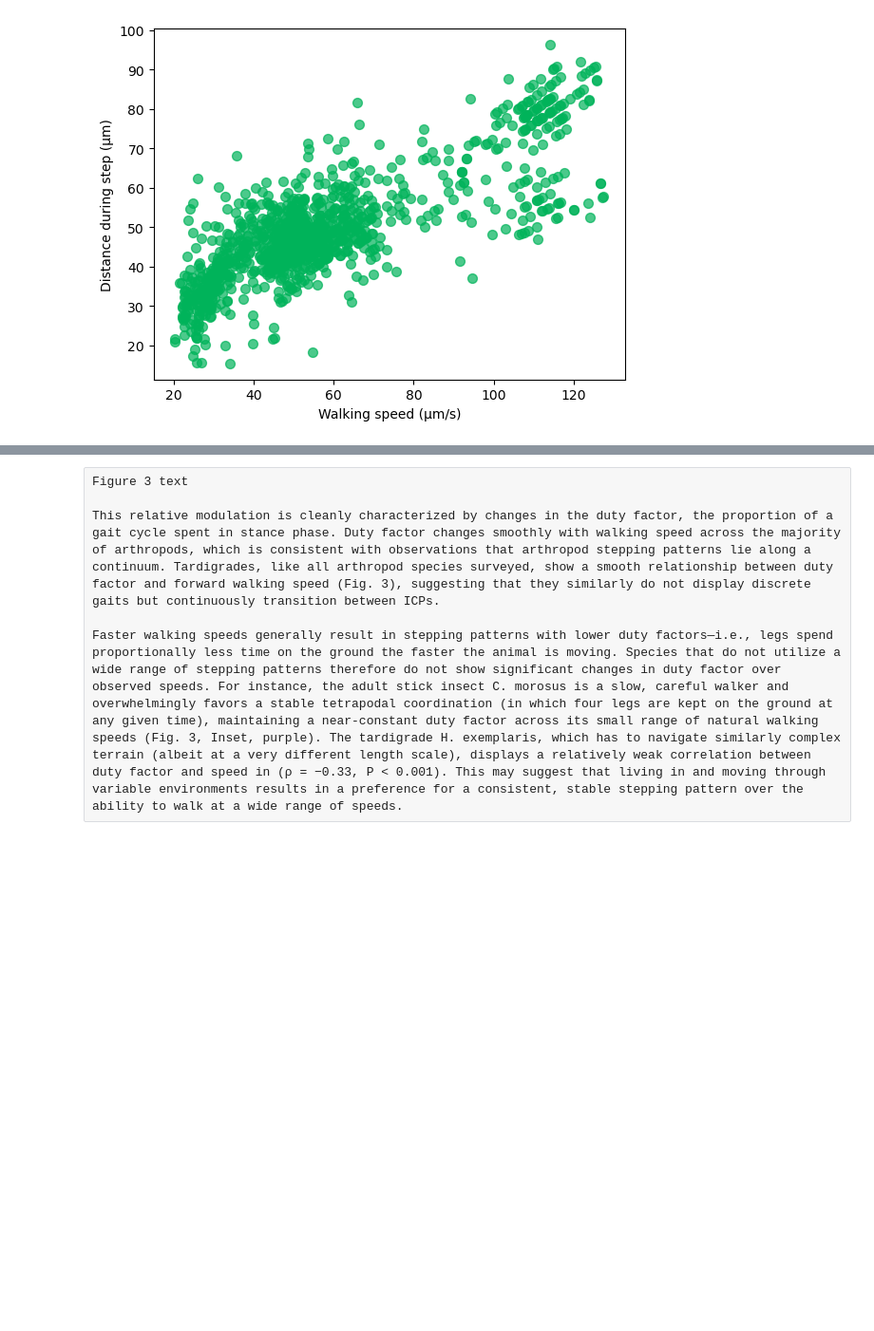
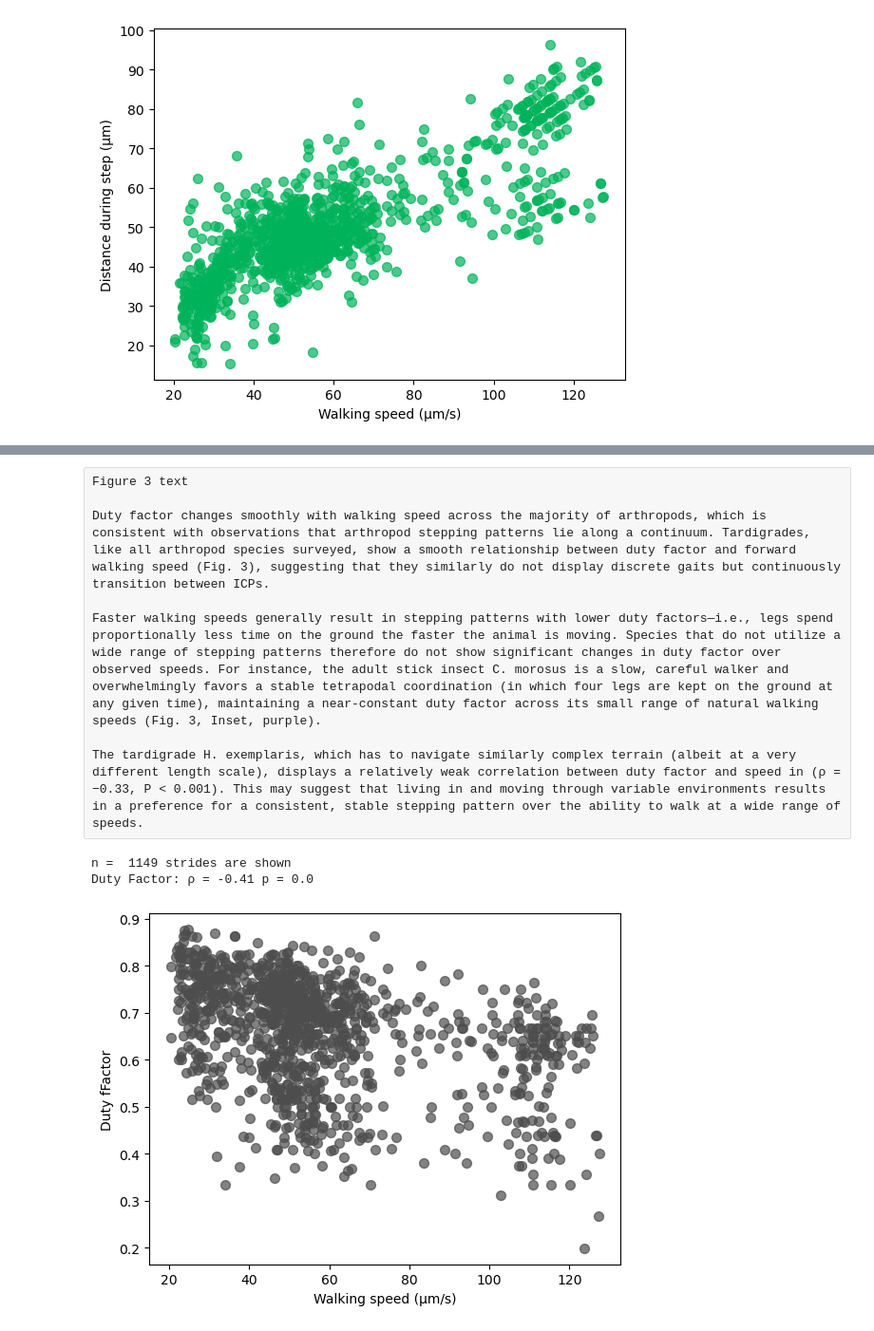
Before and after one commit to enwudz/gait, a Jupyter notebook: Speed and Step Kinematics.ipynb, the cells around one changed output, grey strips where cells are left out. Shown at 95% size. Cells and saved outputs as stored; diff of their text form; code cells hidden in the pictures; blank space fills up the shorter version.

```diff
--- a/Speed and Step Kinematics.ipynb
+++ b/Speed and Step Kinematics.ipynb
@@ -111,6 +162,38 @@ in arthropods, we find that swing duration is coordinated with stride period
 # %% [raw]
 Figure 3 text
 
-This relative modulation is cleanly characterized by changes in the duty factor, the proportion of a gait cycle spent in stance phase. Duty factor changes smoothly with walking speed across the majority of arthropods, which is consistent with observations that arthropod stepping patterns lie along a continuum. Tardigrades, like all arthropod species surveyed, show a smooth relationship between duty factor and forward walking speed (Fig. 3), suggesting that they similarly do not display discrete gaits but continuously transition between ICPs.
+Duty factor changes smoothly with walking speed across the majority of arthropods, which is consistent with observations that arthropod stepping patterns lie along a continuum. Tardigrades, like all arthropod species surveyed, show a smooth relationship between duty factor and forward walking speed (Fig. 3), suggesting that they similarly do not display discrete gaits but continuously transition between ICPs.
 
-Faster walking speeds generally result in stepping patterns with lower duty factors—i.e., legs spend proportionally less time on the ground the faster the animal is moving. Species that do not utilize a wide range of stepping patterns therefore do not show significant changes in duty factor over observed speeds. For instance, the adult stick insect C. morosus is a slow, careful walker and overwhelmingly favors a stable tetrapodal coordination (in which four legs are kept on the ground at any given time), maintaining a near-constant duty factor across its small range of natural walking speeds (Fig. 3, Inset, purple). The tardigrade H. exemplaris, which has to navigate similarly complex terrain (albeit at a very different length scale), displays a relatively weak correlation between duty factor and speed in (ρ = −0.33, P < 0.001). This may suggest that living in and moving through variable environments results in a preference for a consistent, stable stepping pattern over the ability to walk at a wide range of speeds.
+Faster walking speeds generally result in stepping patterns with lower duty factors—i.e., legs spend proportionally less time on the ground the faster the animal is moving. Species that do not utilize a wide range of stepping patterns therefore do not show significant changes in duty factor over observed speeds. For instance, the adult stick insect C. morosus is a slow, careful walker and overwhelmingly favors a stable tetrapodal coordination (in which four legs are kept on the ground at any given time), maintaining a near-constant duty factor across its small range of natural walking speeds (Fig. 3, Inset, purple).
+
+The tardigrade H. exemplaris, which has to navigate similarly complex terrain (albeit at a very different length scale), displays a relatively weak correlation between duty factor and speed in (ρ = −0.33, P < 0.001). This may suggest that living in and moving through variable environments results in a preference for a consistent, stable stepping pattern over the ability to walk at a wide range of speeds.
+# %%
+'''
+Figure 3
+Walking Speed vs. duty factor
+
+"Tardigrades maintain a relatively constant duty factor across all
+observed forward walking speeds; we find a weak negative correlation
+between duty factor and walking speed (ρ = −0.33, P < 0.001)"
+'''
+
+# load the step_timing data into a dataframe
+step_df = pd.read_excel(data_file, sheet_name='step_timing', index_col=None)
+
+speed_during_steps_scaled = step_df['speed_during_step_scaled'].values * 1000
+duty_factor = step_df['duty'].values
+marker_color = '#4d4d4d'
+
+plt.scatter(speed_during_steps_scaled,duty_factor,c=marker_color,s=50,alpha=0.7)
+plt.ylabel('Duty fFactor')
+plt.xlabel('Walking speed (µm/s)')
+print('n = ', len(speed_during_steps_scaled), 'strides are shown')
+
+r,p = stats.spearmanr(speed_during_steps_scaled,duty_factor)
+print('Duty Factor: ρ =', np.round(r,2), 'p =', np.round(p,2))
+
+plt.show()
+# %% [output]
+n =  1149 strides are shown
+Duty Factor: ρ = -0.41 p = 0.0
+[figure, added]
```
Also changed, not shown: parts of 8 cells of this notebook.
